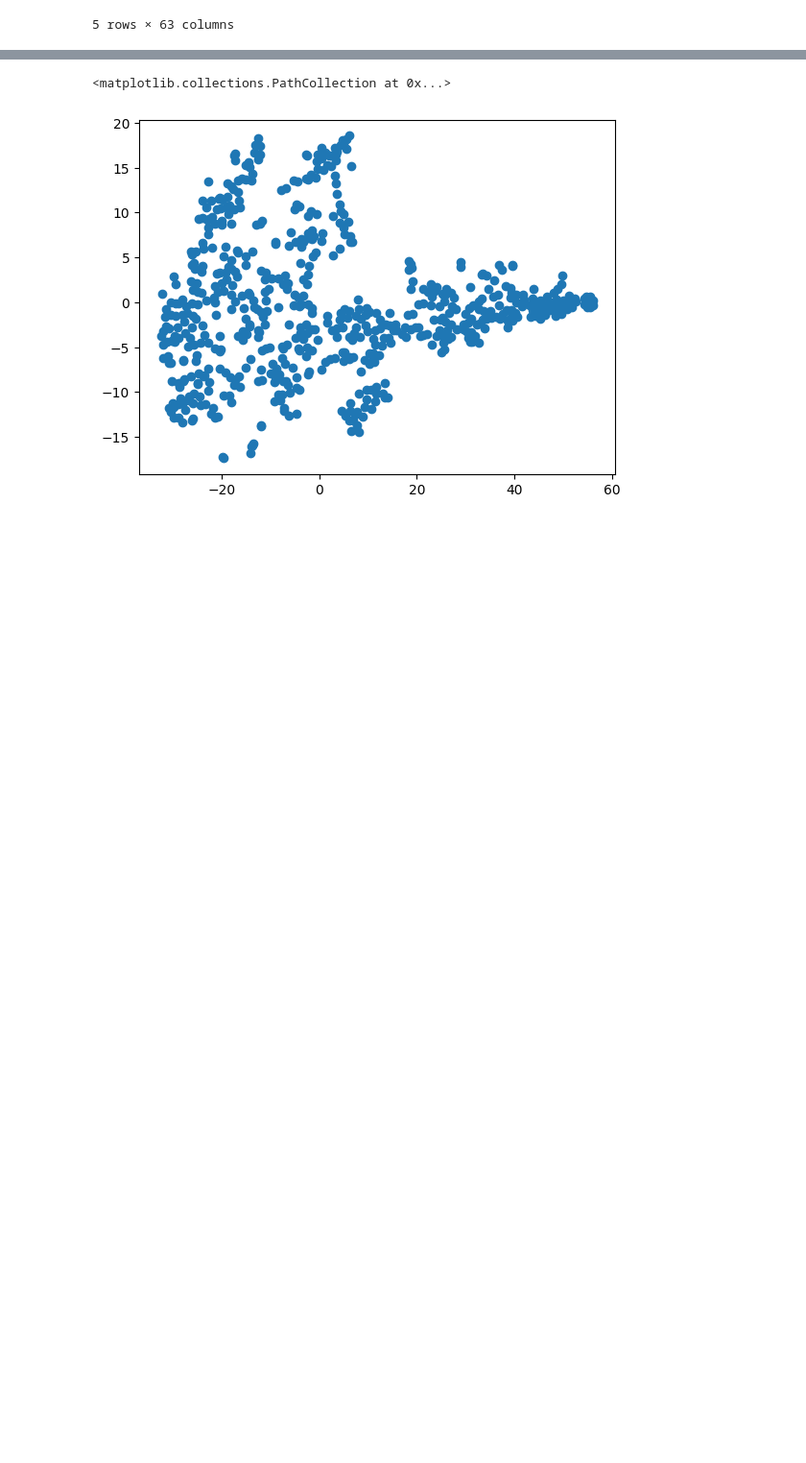
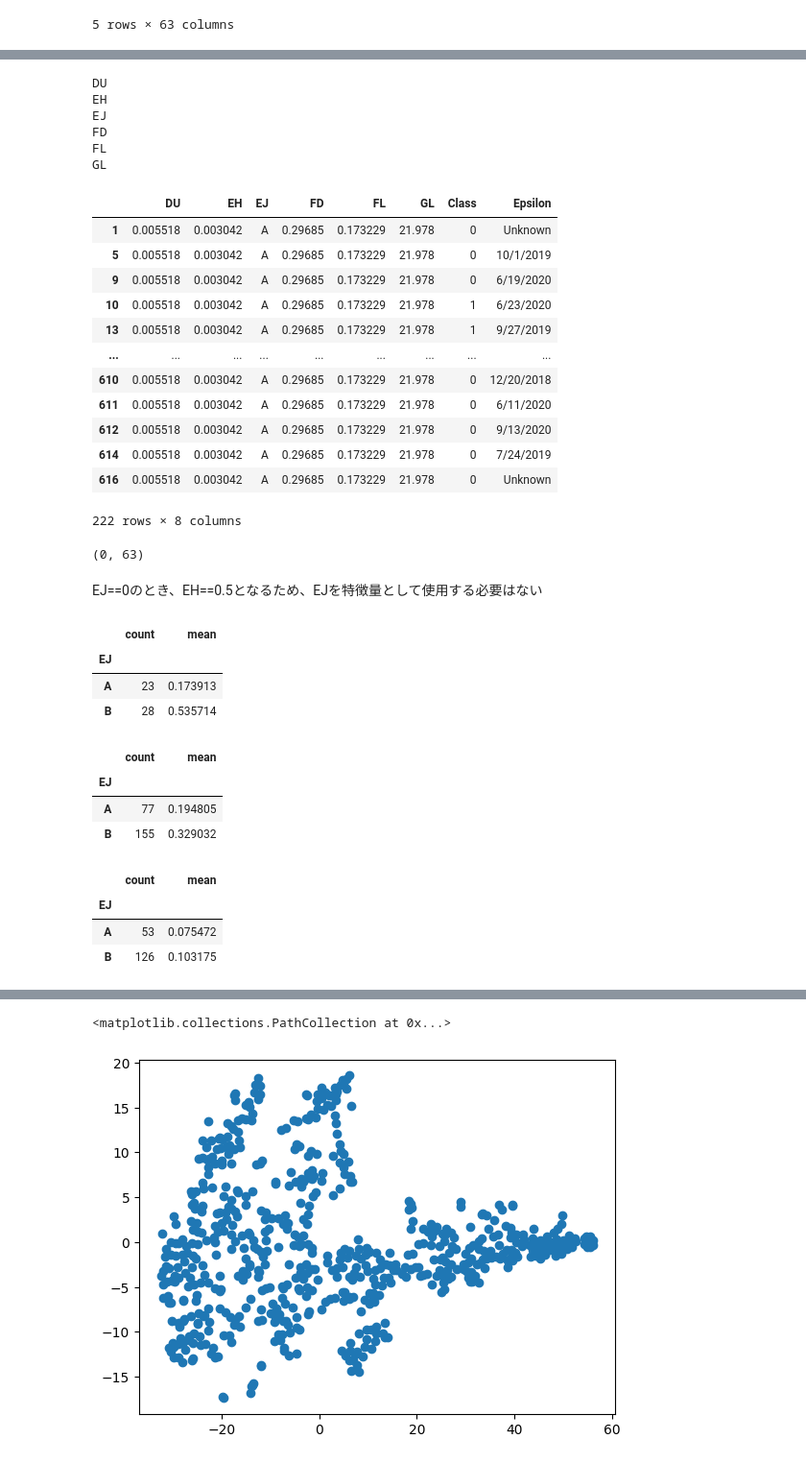
Before and after one commit to srs-1123/ICR-Identifying-Age-Related-Conditions, a Jupyter notebook: src/EDA.ipynb, the cells around one changed output, grey strips where cells are left out. Shown at 96% size. Drawn from its saved outputs; the diff is of its cells as text; code cells hidden in the pictures; blank space fills up the shorter version.

```diff
--- a/src/EDA.ipynb
+++ b/src/EDA.ipynb
@@ -124,0 +203,55 @@ BN_class_count.head()
+# %%
+for col in data.columns:
+    # EJ==Aの行のうち、列のユニークな値が１つだけの特徴量を探す
+    if len(data.loc[data.EJ=='A', col].unique()) == 1:
+        print(col)
+# %% [output]
+DU
+EH
+EJ
+FD
+FL
+GL
+# %%
+data.loc[data.EJ=='A',['DU','EH','EJ','FD ','FL','GL','Class', 'Epsilon']]
+# %% [output]
+|  | DU | EH | EJ | FD | FL | GL | Class | Epsilon |
+| 1 | 0.005518 | 0.003042 | A | 0.29685 | 0.173229 | 21.978 | 0 | Unknown |
+| 5 | 0.005518 | 0.003042 | A | 0.29685 | 0.173229 | 21.978 | 0 | 10/1/2019 |
+| 9 | 0.005518 | 0.003042 | A | 0.29685 | 0.173229 | 21.978 | 0 | 6/19/2020 |
+| 10 | 0.005518 | 0.003042 | A | 0.29685 | 0.173229 | 21.978 | 1 | 6/23/2020 |
+| 13 | 0.005518 | 0.003042 | A | 0.29685 | 0.173229 | 21.978 | 1 | 9/27/2019 |
+| ... | ... | ... | ... | ... | ... | ... | ... | ... |
+| 610 | 0.005518 | 0.003042 | A | 0.29685 | 0.173229 | 21.978 | 0 | 12/20/2018 |
+| 611 | 0.005518 | 0.003042 | A | 0.29685 | 0.173229 | 21.978 | 0 | 6/11/2020 |
+| 612 | 0.005518 | 0.003042 | A | 0.29685 | 0.173229 | 21.978 | 0 | 9/13/2020 |
+| 614 | 0.005518 | 0.003042 | A | 0.29685 | 0.173229 | 21.978 | 0 | 7/24/2019 |
+| 616 | 0.005518 | 0.003042 | A | 0.29685 | 0.173229 | 21.978 | 0 | Unknown |
+222 rows × 8 columns
+# %%
+data.loc[data.EH==0.5].shape
+# %% [output]
+(0, 63)
+# %% [markdown]
+EJ==0のとき、EH==0.5となるため、EJを特徴量として使用する必要はない
+# %%
+data.loc[data.Epsilon.str.contains('2018')].groupby('EJ')['Class'].agg({'count', 'mean'})
+# %% [output]
+|  | count | mean |
+| EJ |  |  |
+| A | 23 | 0.173913 |
+| B | 28 | 0.535714 |
+# %%
+data.loc[data.Epsilon.str.contains('2019')].groupby('EJ')['Class'].agg({'count', 'mean'})
+# %% [output]
+|  | count | mean |
+| EJ |  |  |
+| A | 77 | 0.194805 |
+| B | 155 | 0.329032 |
+# %%
+data.loc[data.Epsilon.str.contains('2020')].groupby('EJ')['Class'].agg({'count', 'mean'})
+# %% [output]
+|  | count | mean |
+| EJ |  |  |
+| A | 53 | 0.075472 |
+| B | 126 | 0.103175 |
```
Also changed, not shown: parts of 24 cells of this notebook, 1 other file.
